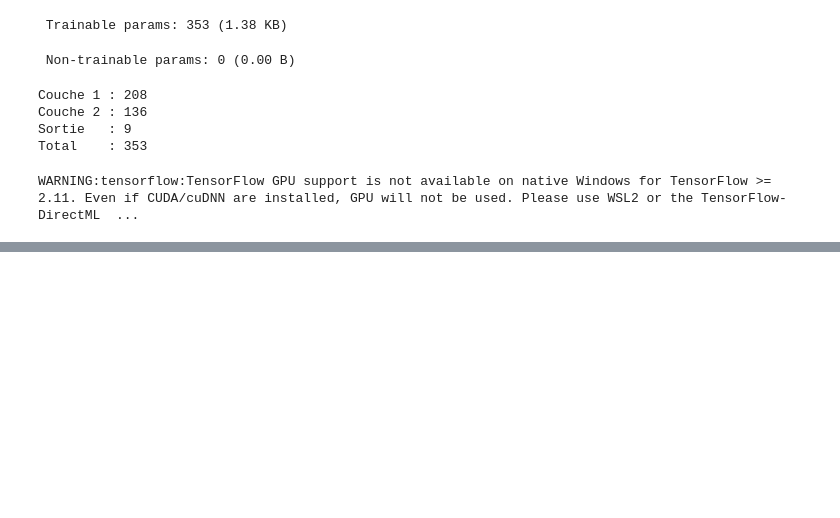
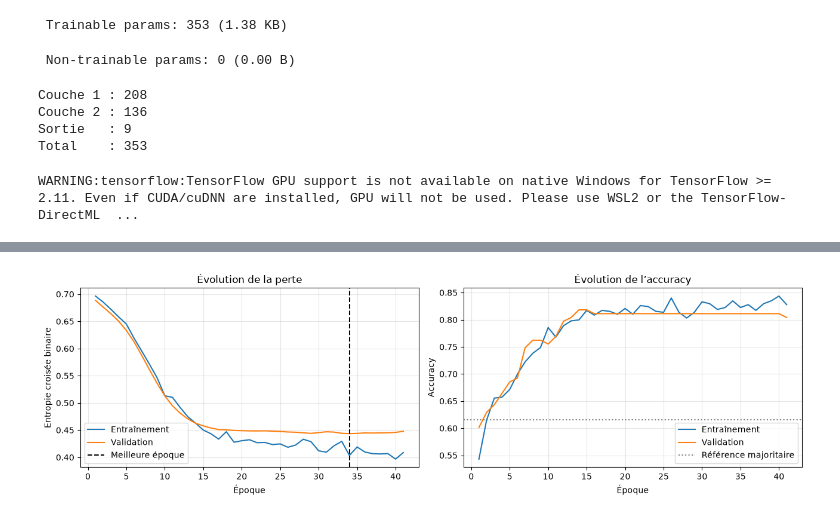
Before and after one commit to DRIOUCH96/introduction_au_deeplearning, a Jupyter notebook: brief_deep_learning.ipynb, the cells around one changed output, grey strips where cells are left out. Cells and saved outputs as stored; diff of their text form; code cells hidden in the pictures; blank space fills up the shorter version.

Commit message:
feat: entraîne le MLP avec arrêt anticipé

```diff
--- a/brief_deep_learning.ipynb
+++ b/brief_deep_learning.ipynb
@@ -383,0 +435,19 @@ WARNING:tensorflow:TensorFlow GPU support is not available on native Windows for
+# %%
+nombre_epoques = len(
+    historique_titanic.history["loss"]
+)
+
+meilleure_epoque = (
+    np.argmin(
+        historique_titanic.history["val_loss"]
+    )
+    + 1
+)
+
+meilleure_val_loss = np.min(
+    historique_titanic.history["val_loss"]
+)
+
+print("Nombre d’époques exécutées :", nombre_epoques)
+print("Meilleure époque :", meilleure_epoque)
+print(f"Meilleure val_loss : {meilleure_val_loss:.4f}")
@@ -383,0 +458,63 @@ WARNING:tensorflow:TensorFlow GPU support is not available on native Windows for
+# %%
+epoque = range(1, nombre_epoques + 1)
+
+figure, axes = plt.subplots(
+    1,
+    2,
+    figsize=(13, 4),
+)
+
+axes[0].plot(
+    epoque,
+    historique_titanic.history["loss"],
+    label="Entraînement",
+)
+
+axes[0].plot(
+    epoque,
+    historique_titanic.history["val_loss"],
+    label="Validation",
+)
+
+axes[0].axvline(
+    meilleure_epoque,
+    color="black",
+    linestyle="--",
+    label="Meilleure époque",
+)
+
+axes[0].set_title("Évolution de la perte")
+axes[0].set_xlabel("Époque")
+axes[0].set_ylabel("Entropie croisée binaire")
+axes[0].legend()
+axes[0].grid(alpha=0.3)
+
+axes[1].plot(
+    epoque,
+    historique_titanic.history["accuracy"],
+    label="Entraînement",
+)
+
+axes[1].plot(
+    epoque,
+    historique_titanic.history["val_accuracy"],
+    label="Validation",
+)
+
+axes[1].axhline(
+    accuracy_reference,
+    color="gray",
+    linestyle=":",
+    label="Référence majoritaire",
+)
+
+axes[1].set_title("Évolution de l’accuracy")
+axes[1].set_xlabel("Époque")
+axes[1].set_ylabel("Accuracy")
+axes[1].legend()
+axes[1].grid(alpha=0.3)
+
+plt.tight_layout()
+plt.show()
+# %% [output]
+[figure, added]
```
Also changed, not shown: parts of 7 cells of this notebook.
